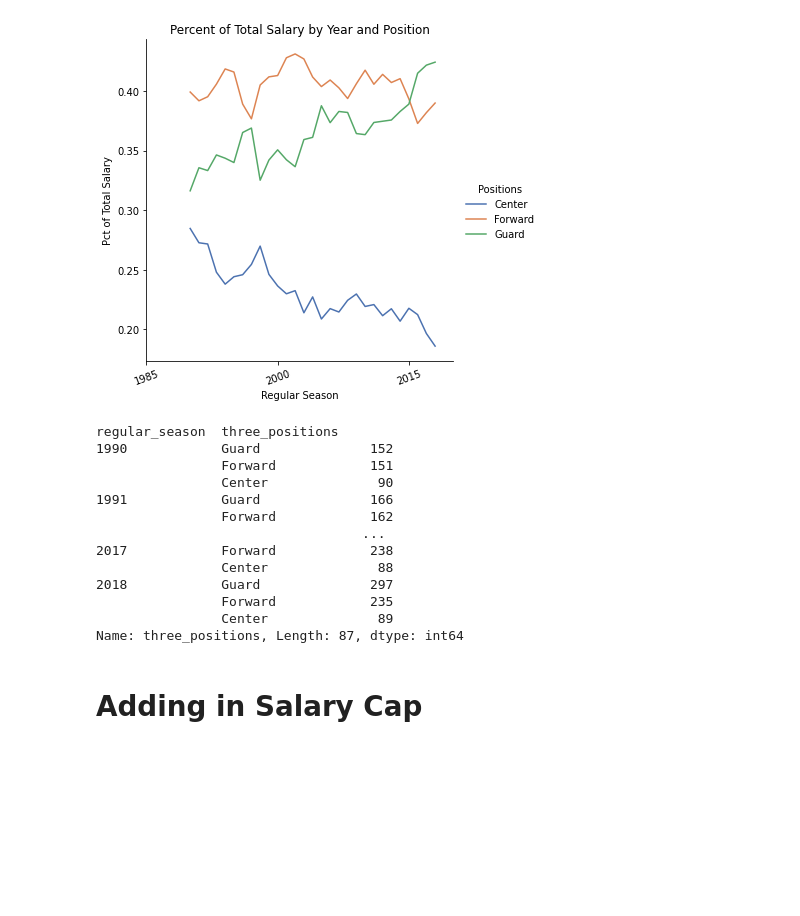
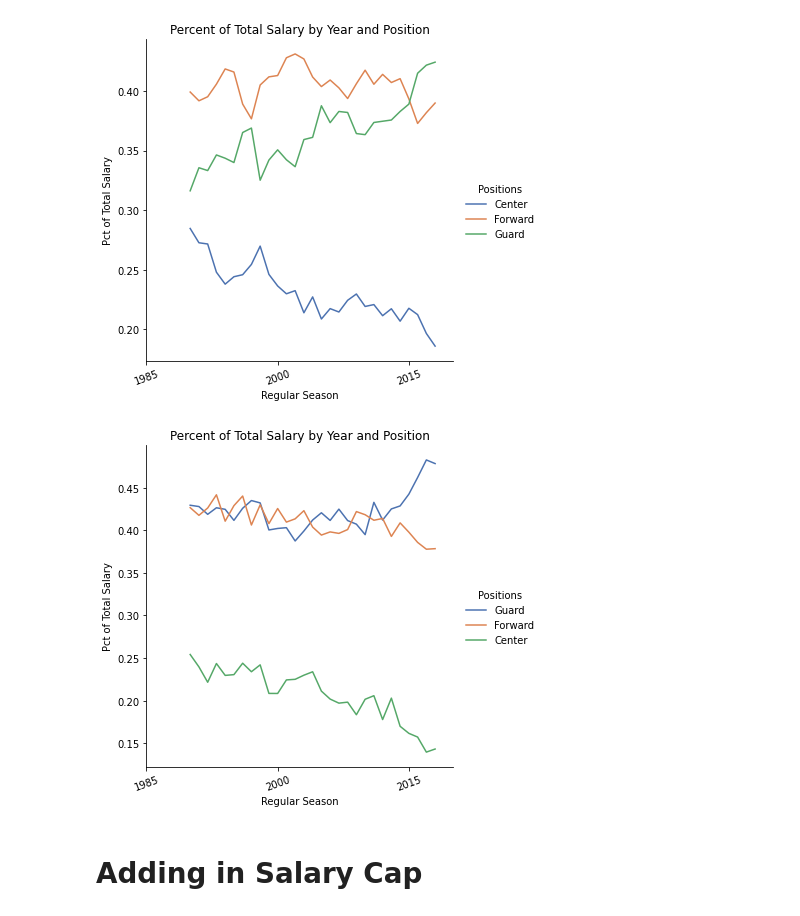
Before and after one commit to wfordh/nba_salaries_work, a Jupyter notebook: salary_analysis_plots.ipynb, the cells around one changed output. Drawn from its saved outputs; the diff is of its cells as text; code cells hidden in the pictures; blank space fills up the shorter version.

Commit message:
adding salary cap and num of players

```diff
--- a/salary_analysis_plots.ipynb
+++ b/salary_analysis_plots.ipynb
@@ -159,22 +159,32 @@ g.set(
 g._legend.set_title("Positions")
 # %% [output]
 [figure]
-# %%
-player_salary_data.groupby("regular_season").three_positions.value_counts()
-# %% [output]
-regular_season  three_positions
-1990            Guard              152
-                Forward            151
-                Center              90
-1991            Guard              166
-                Forward            162
-                                  ...
-2017            Forward            238
-                Center              88
-2018            Guard              297
-                Forward            235
-                Center              89
-Name: three_positions, Length: 87, dtype: int64
+# %%
+grp_season_salary_data = player_salary_data.groupby("regular_season")
+
+position_yearly_contract_pct = (
+    grp_season_salary_data.three_positions.value_counts() / grp_season_salary_data.salary.count()
+).reset_index().rename(columns={0:"pct_of_contracts"})
+# %%
+g = sns.relplot(
+    x="regular_season",
+    y="pct_of_contracts",
+    kind="line",
+    hue="three_positions",
+    data=position_yearly_contract_pct,
+    palette="deep"
+)
+
+g.set_xticklabels(step = 3, rotation=20)
+sns.utils.plt.ticklabel_format(style='plain', axis='y',useOffset=False)
+g.set(
+    title="Percent of Total Salary by Year and Position",
+    xlabel="Regular Season",
+    ylabel="Pct of Total Salary",
+)
+g._legend.set_title("Positions")
+# %% [output]
+[figure, added]
 # %% [markdown]
 # Adding in Salary Cap
 # %%
```
Also changed, not shown: parts of 13 cells of this notebook.
